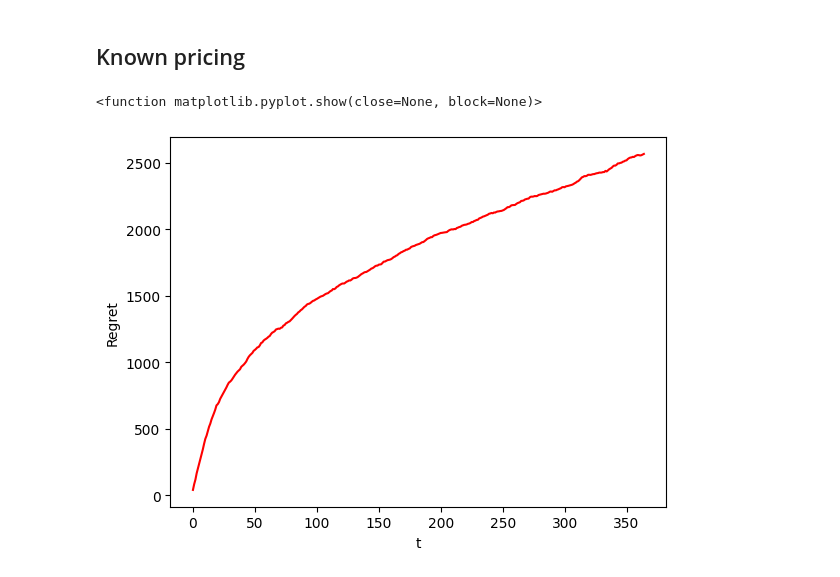
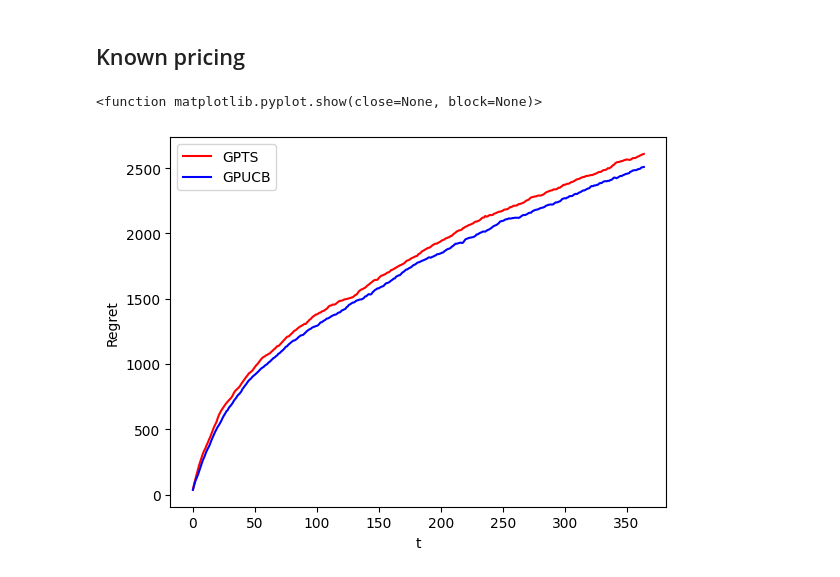
Before and after one commit to ebjaime/OLA-project, a Jupyter notebook: Step2/Manuel/part_2_fixed.ipynb, the cells around one changed output. Drawn from its saved outputs; the diff is of its cells as text; code cells hidden in the pictures.

Commit message:
part_2_fixed: GPUCB added

```diff
--- a/Step2/Manuel/part_2_fixed.ipynb
+++ b/Step2/Manuel/part_2_fixed.ipynb
@@ -16,10 +16,10 @@ class Environment():
 
   # daily rewards
   def round(self, pulled_price, pulled_bid):
-    clicks = int(np.random.normal(self.average_number_of_clicks(bids[pulled_bid]),self.noise_clicks))        # number of people that click on the ad
+    clicks = int(np.random.normal(self.average_number_of_clicks(self.bids[pulled_bid]),self.noise_clicks))        # number of people that click on the ad
     reward_click = clicks if clicks >= 0 else 0
     reward_price = np.random.binomial(reward_click,self.probabilities[pulled_price])                         # number of people that buy once they clicked
-    costs = np.random.normal(self.average_cum_daily_cost(bids[pulled_bid]),self.noise_cost)                  # cumulative daily cost
+    costs = np.random.normal(self.average_cum_daily_cost(self.bids[pulled_bid]),self.noise_cost)                  # cumulative daily cost
     reward_cost = costs if costs > 0 else 0
 
     return reward_price, reward_click, reward_cost
@@ -149,6 +206,7 @@ idx: 65  bid: 0.6565656565656566  clicks-costs: 13.794848078095768
 # %%
 # experiments
 gpts_rewards_per_experiment = []
+gpucb_rewards_per_experiment = []
 
 for e in tqdm(range(0,100)):  # cycle on experiments
   env = Environment(n_arms = n_prices,
@@ -160,25 +218,36 @@ for e in tqdm(range(0,100)):  # cycle on experiments
                     noise_cost = sigma_costs)
   gpts_learner = GPTS_Learner(n_arms = n_bids,
                               arms = bids)
+  gpucb_learner = GPUCB_Learner(n_arms = n_bids,
+                                arms = bids)
 
 
 
   for t in range(0,T):  # cycle on time horizon
 
     # GPTS
-    pulled_price = np.argmax(p*prices)
-    pulled_bid = gpts_learner.pull_arm(opt_rate*prices[pulled_price])
-    reward_price, reward_click, reward_cost = env.round(pulled_price, pulled_bid)
-    gpts_learner.update(pulled_bid, [reward_click,reward_cost])
+    pulled_price_ts = np.argmax(p*prices)
+    pulled_bid_ts = gpts_learner.pull_arm(opt_rate*prices[pulled_price_ts])
+    reward_price_ts, reward_click_ts, reward_cost_ts = env.round(pulled_price_ts, pulled_bid_ts)
+    gpts_learner.update(pulled_bid_ts, [reward_click_ts,reward_cost_ts])
+
+    # GPUCB
+    pulled_price_ucb = np.argmax(p*prices)
+    pulled_bid_ucb = gpts_learner.pull_arm(opt_rate*prices[pulled_price_ucb])
+    reward_price_ucb, reward_click_ucb, reward_cost_ucb = env.round(pulled_price_ucb, pulled_bid_ucb)
+    gpucb_learner.update(pulled_bid_ucb, [reward_click_ucb,reward_cost_ucb])
 
   gpts_rewards_per_experiment.append(opt_rate*prices[np.argmax(p*prices)]*gpts_learner.collected_clicks - gpts_learner.collected_costs)
+  gpucb_rewards_per_experiment.append(opt_rate*prices[np.argmax(p*prices)]*gpucb_learner.collected_clicks - gpucb_learner.collected_costs)
 # %%
 opt = opt_rate*prices[np.argmax(p*prices)]*clicks(opt_bid) - costs(opt_bid)
 plt.figure(0)
 plt.ylabel("Regret")
 plt.xlabel("t")
 plt.plot(np.cumsum(np.mean(opt - gpts_rewards_per_experiment, axis = 0)), 'r')
+plt.plot(np.cumsum(np.mean(opt - gpucb_rewards_per_experiment, axis = 0)), 'b')
+plt.legend(["GPTS","GPUCB"])
 plt.show
 # %% [output]
 <function matplotlib.pyplot.show(close=None, block=None)>
-[figure, old version]
+[figure, new version]
```
Also changed, not shown: parts of 5 cells of this notebook.
